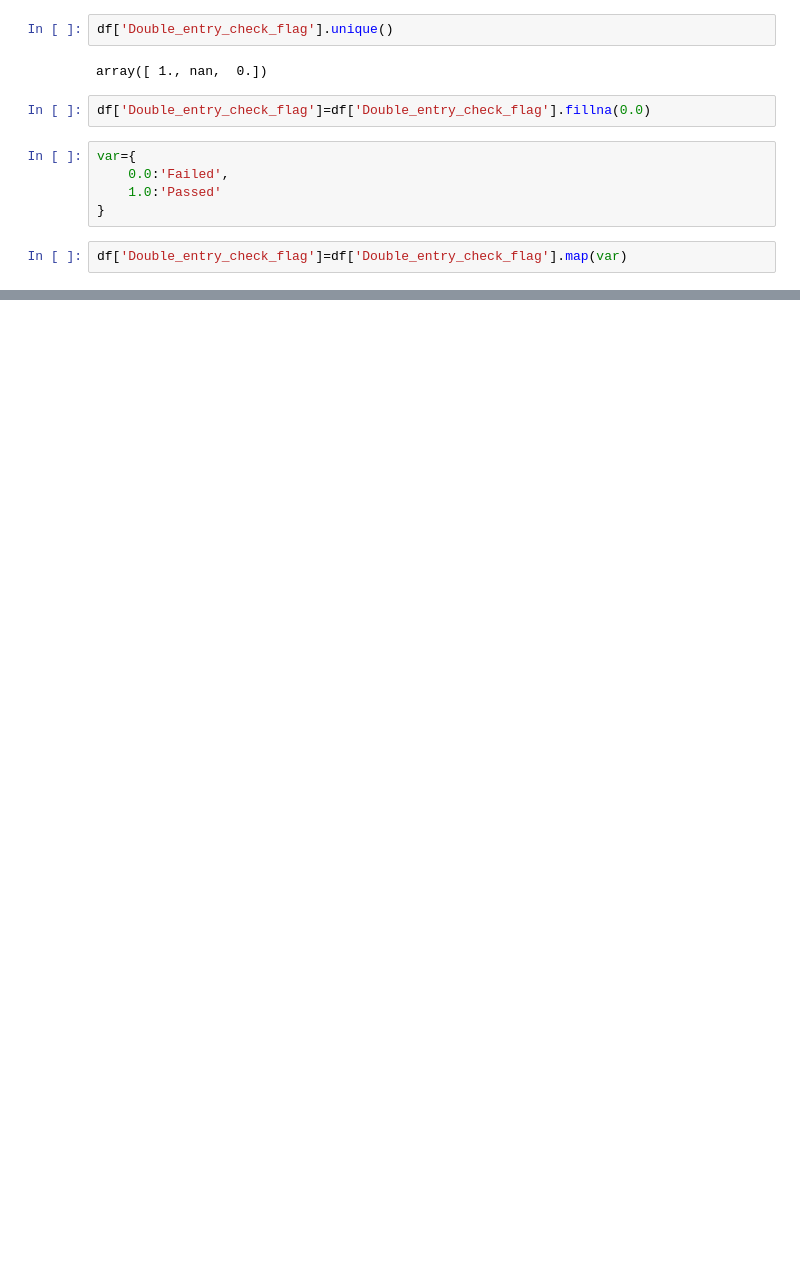
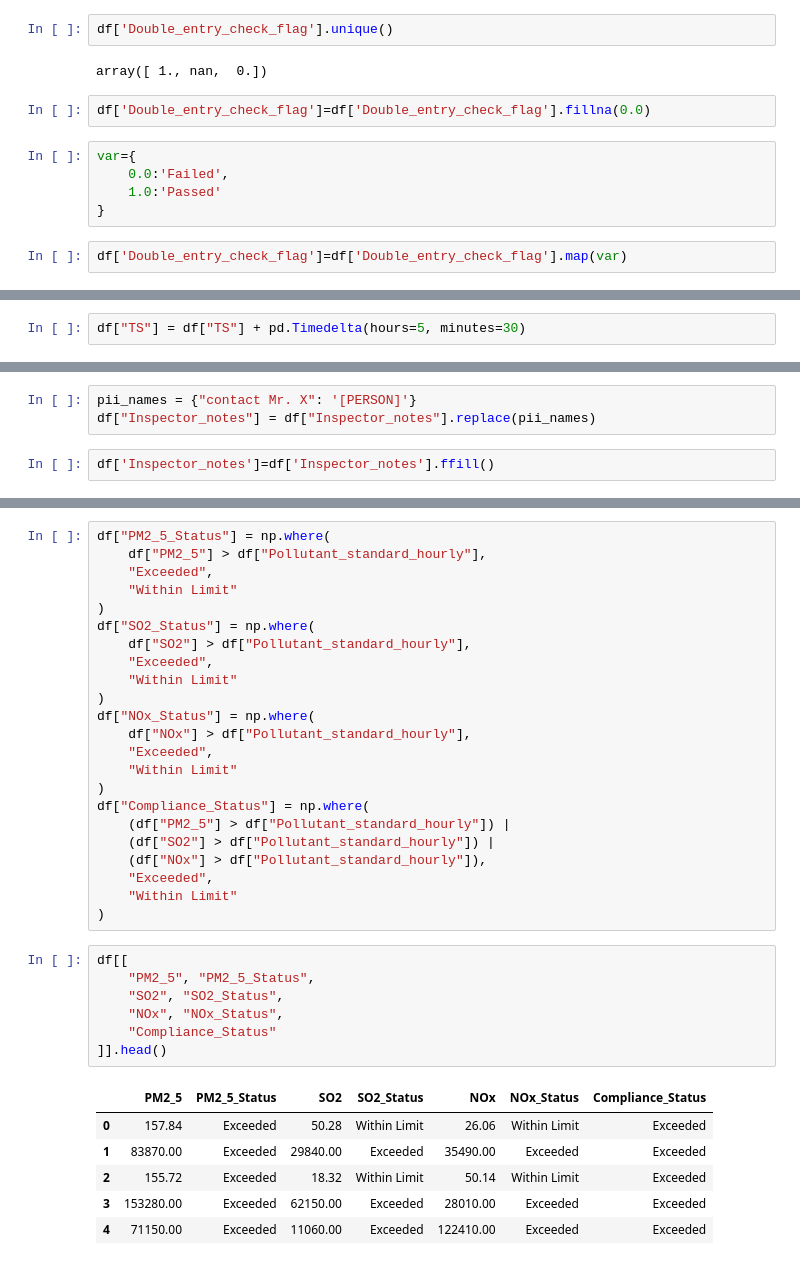
Before and after one commit to Sudipta3101/Pollution-Controls-Data-Cleaning-Transformation-, a Jupyter notebook: pollution.ipynb, the cells around one changed output, grey strips where cells are left out. Saved outputs shown, nothing was run; the diff lists cells and outputs as text; blank space fills up the shorter version.

```diff
--- a/pollution.ipynb
+++ b/pollution.ipynb
@@ -1000,0 +1007,2 @@ Length: 2, dtype: str
+# %%
+df["TS"] = df["TS"] + pd.Timedelta(hours=5, minutes=30)
@@ -1000,0 +1045,5 @@ Length: 2, dtype: str
+# %%
+pii_names = {"contact Mr. X": '[PERSON]'}
+df["Inspector_notes"] = df["Inspector_notes"].replace(pii_names)
+# %%
+df['Inspector_notes']=df['Inspector_notes'].ffill()
@@ -1000,0 +1081,37 @@ Length: 2, dtype: str
+# %%
+df["PM2_5_Status"] = np.where(
+    df["PM2_5"] > df["Pollutant_standard_hourly"],
+    "Exceeded",
+    "Within Limit"
+)
+df["SO2_Status"] = np.where(
+    df["SO2"] > df["Pollutant_standard_hourly"],
+    "Exceeded",
+    "Within Limit"
+)
+df["NOx_Status"] = np.where(
+    df["NOx"] > df["Pollutant_standard_hourly"],
+    "Exceeded",
+    "Within Limit"
+)
+df["Compliance_Status"] = np.where(
+    (df["PM2_5"] > df["Pollutant_standard_hourly"]) |
+    (df["SO2"] > df["Pollutant_standard_hourly"]) |
+    (df["NOx"] > df["Pollutant_standard_hourly"]),
+    "Exceeded",
+    "Within Limit"
+)
+# %%
+df[[
+    "PM2_5", "PM2_5_Status",
+    "SO2", "SO2_Status",
+    "NOx", "NOx_Status",
+    "Compliance_Status"
+]].head()
+# %% [output]
+|  | PM2_5 | PM2_5_Status | SO2 | SO2_Status | NOx | NOx_Status | Compliance_Status |
+| 0 | 157.84 | Exceeded | 50.28 | Within Limit | 26.06 | Within Limit | Exceeded |
+| 1 | 83870.00 | Exceeded | 29840.00 | Exceeded | 35490.00 | Exceeded | Exceeded |
+| 2 | 155.72 | Exceeded | 18.32 | Within Limit | 50.14 | Within Limit | Exceeded |
+| 3 | 153280.00 | Exceeded | 62150.00 | Exceeded | 28010.00 | Exceeded | Exceeded |
+| 4 | 71150.00 | Exceeded | 11060.00 | Exceeded | 122410.00 | Exceeded | Exceeded |
```
Also changed, not shown: parts of 53 cells of this notebook, 2 other files.
